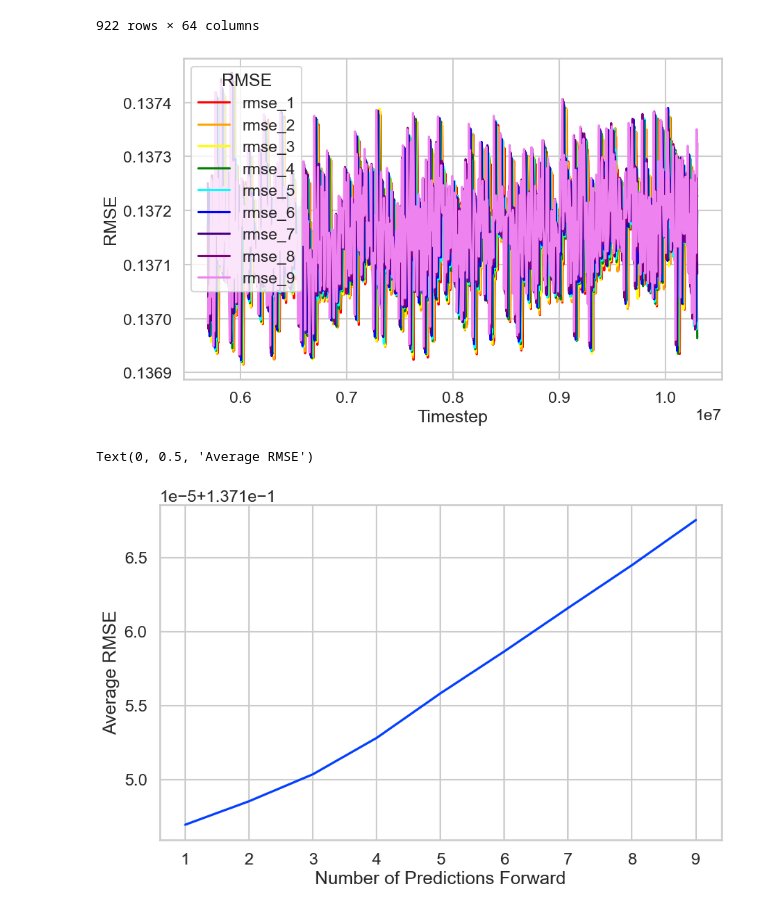
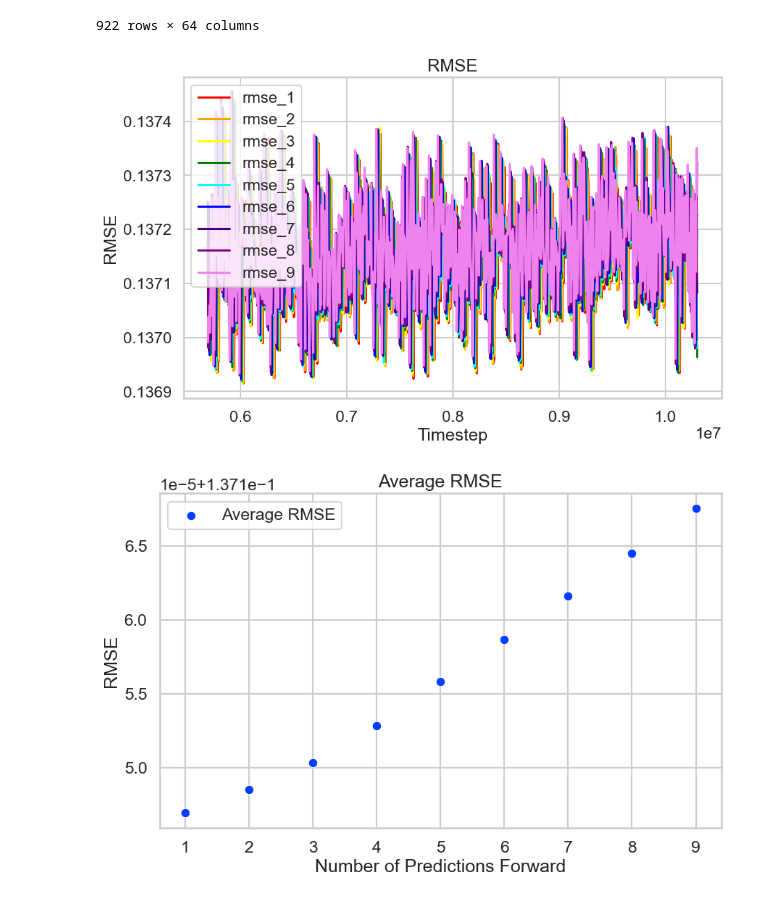
Before and after one commit to AkhilSamavedam/ML-DPD, a Jupyter notebook: analysis.ipynb, the cells around one changed output. Cells and saved outputs as stored; diff of their text form; code cells hidden in the pictures.

Commit message:
Added proper plot titles and code to download but not incude plots as pngs in repo

```diff
--- a/analysis.ipynb
+++ b/analysis.ipynb
@@ -28,23 +28,25 @@ ls = ['red', 'orange', 'yellow', 'green', 'cyan', 'blue', 'indigo', 'purple', 'v
 # %%
 sns.set(style='whitegrid')
 sns.set_context("talk")
 
 sns.set_palette("deep")
 # Create the plot
 plt.figure(figsize=(10, 6))
 
 # Plot each rmse_n
 for i in range(len(ls)):
     sns.lineplot(data=df, x='timestep', y=f'rmse_{i + 1}', label=f'rmse_{i + 1}', color=ls[i])
 
 
 plt.ylabel('RMSE')
 plt.xlabel('Timestep')
 # Show the plot
-plt.legend(title='RMSE')
+plt.legend()
+plt.title('RMSE')
+plt.savefig(j('results/256/RMSE.png'))
 plt.show()
 # %% [output]
-[figure, old version]
+[figure, new version]
 # %%
 sns.set(style='whitegrid')
 sns.set_context("talk")
@@ -56,13 +58,16 @@ plt.figure(figsize=(10, 6))
 x = np.arange(9) + 1
 y = np.array([np.mean(np.array(df[i])) for i in df.columns if i.startswith('rmse_')])
 
-sns.lineplot(x=x, y=y)
+sns.scatterplot(x=x, y=y, label='Average RMSE')
 
 plt.xlabel('Number of Predictions Forward')
-plt.ylabel('Average RMSE')
+plt.ylabel('RMSE')
+
+plt.title('Average RMSE')
+plt.savefig(j('results/256/average_RMSE.png'))
+plt.show()
 # %% [output]
-Text(0, 0.5, 'Average RMSE')
-[figure, old version]
+[figure, new version]
 # %%
 sns.set(style='whitegrid')
 sns.set_context("talk")
```
Also changed, not shown: parts of 10 cells of this notebook, 1 other file.
